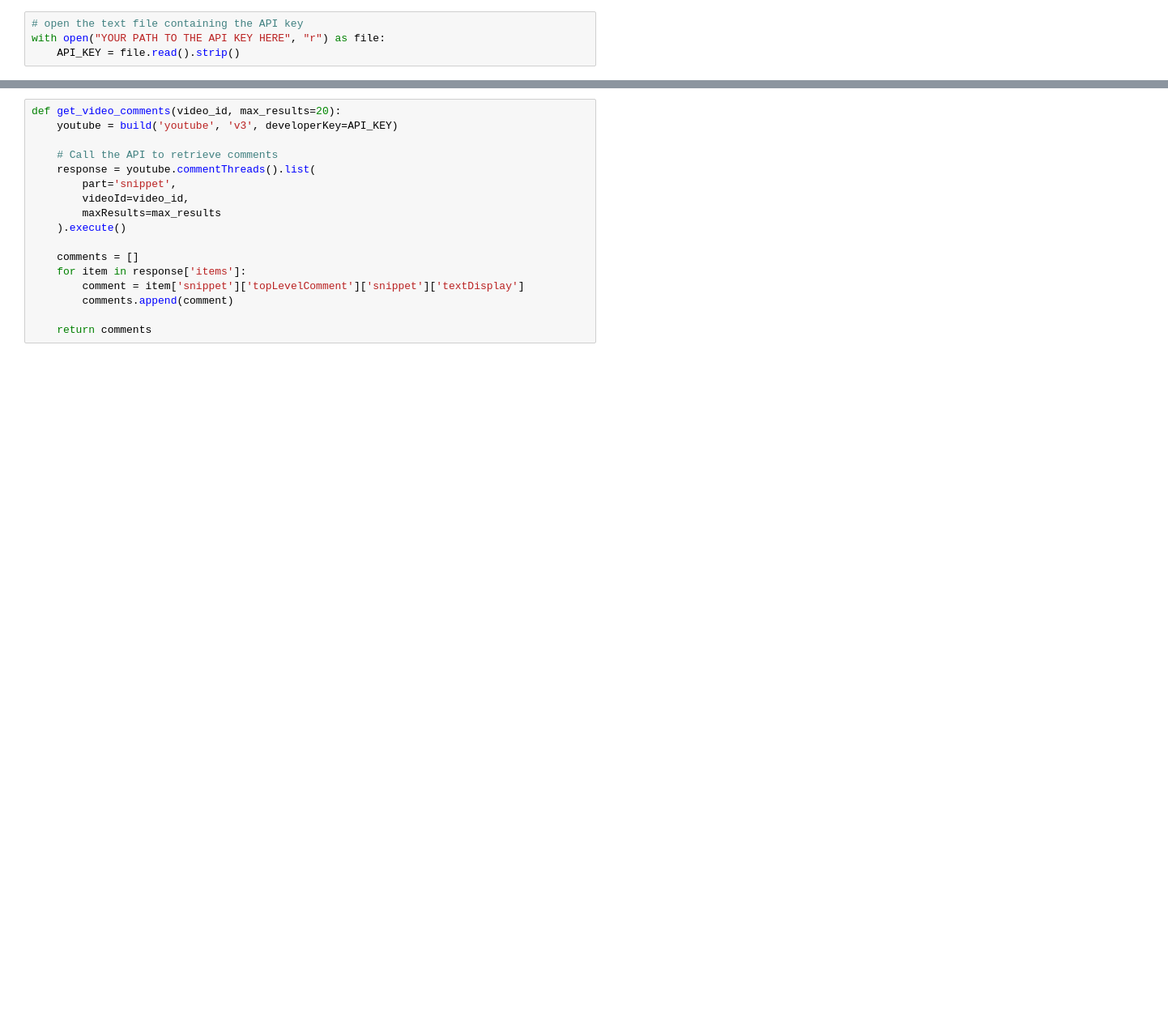
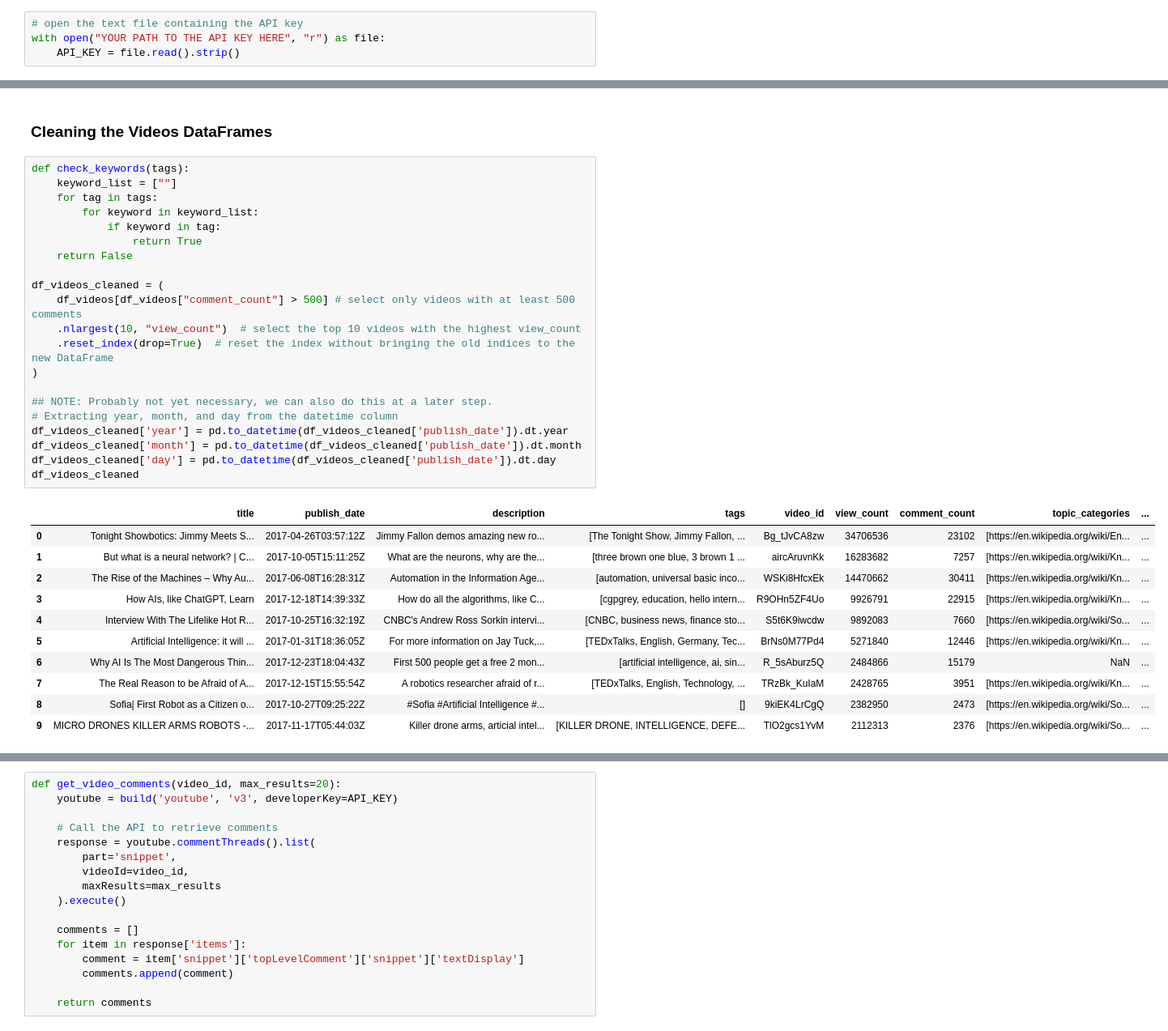
Before and after one commit to lorenzobehna/Social-Computing_Final-Project, a Jupyter notebook: code/data_collection.ipynb, the cells around one changed output, grey strips where cells are left out. Shown at 81% size. Cells and saved outputs as stored; diff of their text form; blank space fills up the shorter version.

```diff
--- a/code/data_collection.ipynb
+++ b/code/data_collection.ipynb
@@ -124,0 +134,35 @@ videos_df.head(20)
+# %% [markdown]
+### Cleaning the Videos DataFrames
+# %%
+def check_keywords(tags):
+    keyword_list = [""]
+    for tag in tags:
+        for keyword in keyword_list:
+            if keyword in tag:
+                return True
+    return False
+
+df_videos_cleaned = (
+    df_videos[df_videos["comment_count"] > 500] # select only videos with at least 500 comments
+    .nlargest(10, "view_count")  # select the top 10 videos with the highest view_count
+    .reset_index(drop=True)  # reset the index without bringing the old indices to the new DataFrame
+)
+
+## NOTE: Probably not yet necessary, we can also do this at a later step.
+# Extracting year, month, and day from the datetime column
+df_videos_cleaned['year'] = pd.to_datetime(df_videos_cleaned['publish_date']).dt.year
+df_videos_cleaned['month'] = pd.to_datetime(df_videos_cleaned['publish_date']).dt.month
+df_videos_cleaned['day'] = pd.to_datetime(df_videos_cleaned['publish_date']).dt.day
+df_videos_cleaned
+# %% [output]
+|  | title | publish_date | description | tags | video_id | view_count | comment_count | topic_categories | ... |
+| 0 | Tonight Showbotics: Jimmy Meets S... | 2017-04-26T03:57:12Z | Jimmy Fallon demos amazing new ro... | [The Tonight Show, Jimmy Fallon, ... | Bg_tJvCA8zw | 34706536 | 23102 | [https://en.wikipedia.org/wiki/En... | ... |
+| 1 | But what is a neural network? | C... | 2017-10-05T15:11:25Z | What are the neurons, why are the... | [three brown one blue, 3 brown 1 ... | aircAruvnKk | 16283682 | 7257 | [https://en.wikipedia.org/wiki/Kn... | ... |
+| 2 | The Rise of the Machines – Why Au... | 2017-06-08T16:28:31Z | Automation in the Information Age... | [automation, universal basic inco... | WSKi8HfcxEk | 14470662 | 30411 | [https://en.wikipedia.org/wiki/Kn... | ... |
+| 3 | How AIs, like ChatGPT, Learn | 2017-12-18T14:39:33Z | How do all the algorithms, like C... | [cgpgrey, education, hello intern... | R9OHn5ZF4Uo | 9926791 | 22915 | [https://en.wikipedia.org/wiki/Kn... | ... |
+| 4 | Interview With The Lifelike Hot R... | 2017-10-25T16:32:19Z | CNBC's Andrew Ross Sorkin intervi... | [CNBC, business news, finance sto... | S5t6K9iwcdw | 9892083 | 7660 | [https://en.wikipedia.org/wiki/So... | ... |
+| 5 | Artificial Intelligence: it will ... | 2017-01-31T18:36:05Z | For more information on Jay Tuck,... | [TEDxTalks, English, Germany, Tec... | BrNs0M77Pd4 | 5271840 | 12446 | [https://en.wikipedia.org/wiki/Kn... | ... |
+| 6 | Why AI Is The Most Dangerous Thin... | 2017-12-23T18:04:43Z | First 500 people get a free 2 mon... | [artificial intelligence, ai, sin... | R_5sAburz5Q | 2484866 | 15179 | NaN | ... |
+| 7 | The Real Reason to be Afraid of A... | 2017-12-15T15:55:54Z | A robotics researcher afraid of r... | [TEDxTalks, English, Technology, ... | TRzBk_KuIaM | 2428765 | 3951 | [https://en.wikipedia.org/wiki/Kn... | ... |
+| 8 | Sofia| First Robot as a Citizen o... | 2017-10-27T09:25:22Z | #Sofia #Artificial Intelligence #... | [] | 9kiEK4LrCgQ | 2382950 | 2473 | [https://en.wikipedia.org/wiki/So... | ... |
+| 9 | MICRO DRONES KILLER ARMS ROBOTS -... | 2017-11-17T05:44:03Z | Killer drone arms, articial intel... | [KILLER DRONE, INTELLIGENCE, DEFE... | TlO2gcs1YvM | 2112313 | 2376 | [https://en.wikipedia.org/wiki/So... | ... |
```
Also changed, not shown: parts of 12 cells of this notebook.
